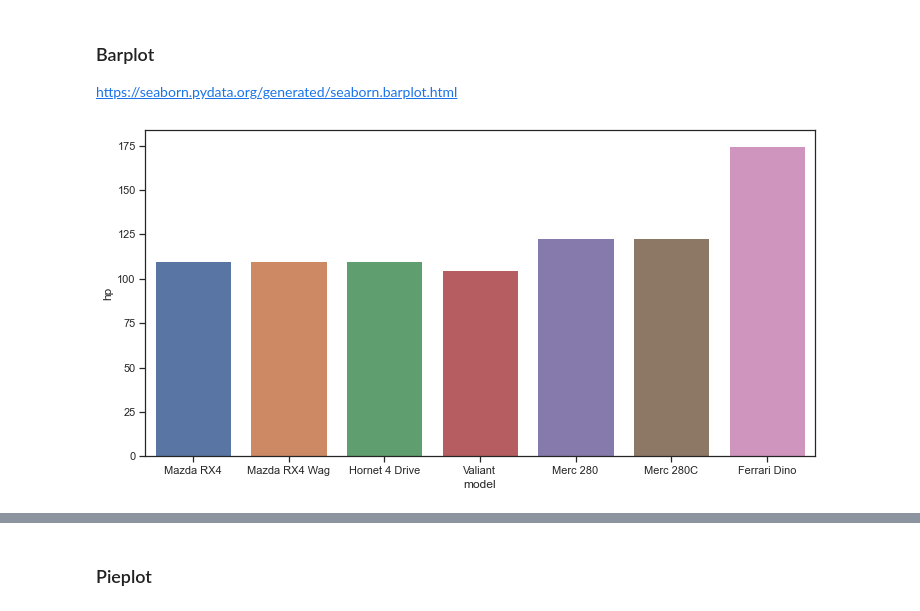
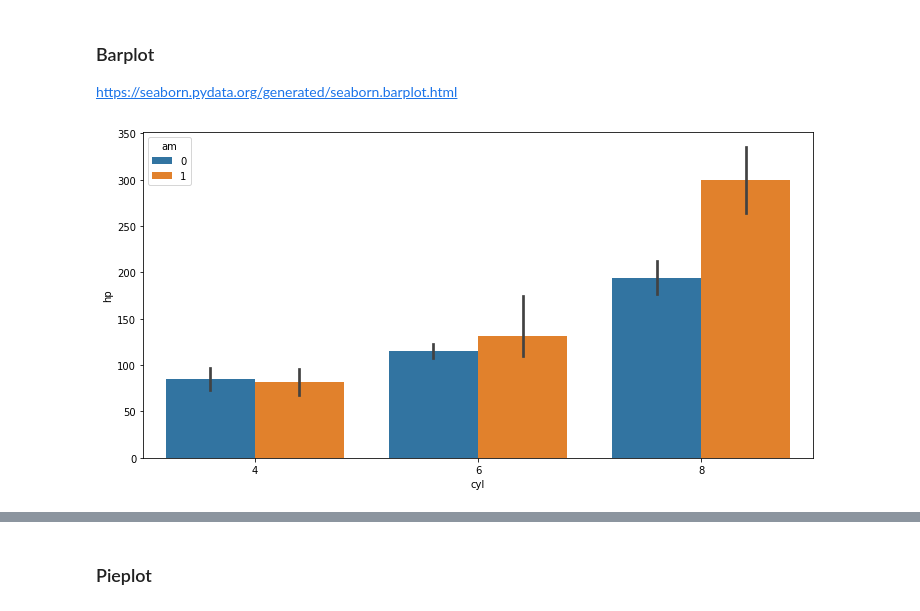
Before and after one commit to GenomicsUA/workshops, a Jupyter notebook: Python_R_Visualization/Python/Seaborn.ipynb, the cells around one changed output, grey strips where cells are left out. Saved outputs shown, nothing was run; the diff lists cells and outputs as text; code cells hidden in the pictures.

```diff
--- a/Python_R_Visualization/Python/Seaborn.ipynb
+++ b/Python_R_Visualization/Python/Seaborn.ipynb
@@ -180,11 +185,11 @@ plt.show()
 ### Barplot
 https://seaborn.pydata.org/generated/seaborn.barplot.html
 # %%
-cyl6 = mtcars[mtcars['cyl'] == 6]
 plt.figure(figsize=(12,6))
-sns.barplot(x='model', y='hp', data=cyl6,
-#             hue='gear'
+sns.barplot(data=mtcars, x='cyl', y='hp',
+            hue='am',
+#             ci=None
            )
 plt.show()
 # %% [output]
-[figure, old version]
+[figure, new version]
```
Also changed, not shown: parts of 19 cells of this notebook, 1 other file.
